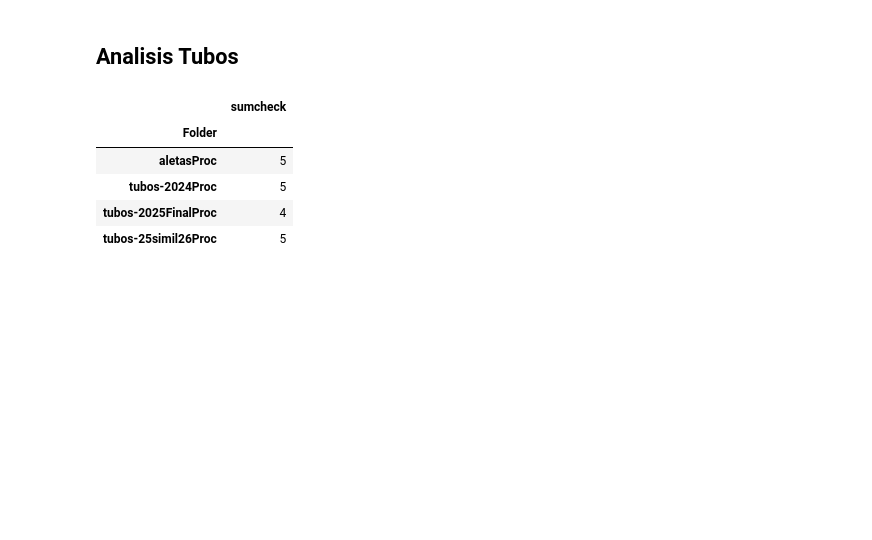
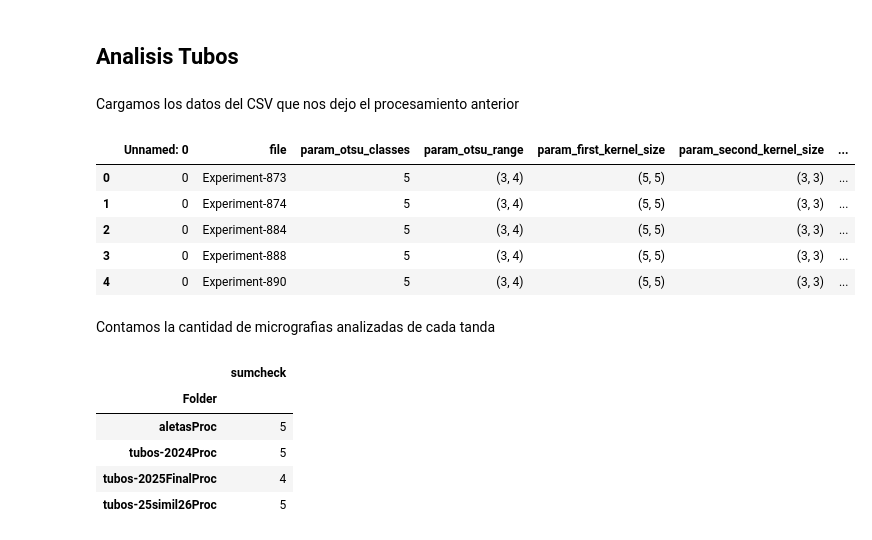
Before and after one commit to lneira19/micrography-imgpro, a Jupyter notebook: ProcesamientoMarzo2026/ProcMarzo2026.ipynb, the cells around one changed output. Cells and saved outputs as stored; diff of their text form; code cells hidden in the pictures; blank space fills up the shorter version.

```diff
--- a/ProcesamientoMarzo2026/ProcMarzo2026.ipynb
+++ b/ProcesamientoMarzo2026/ProcMarzo2026.ipynb
@@ -89,3 +91,5 @@ df = pd.concat(list_csvs, axis=0)
 # df.to_csv('Procesamiento Marzo 2026.csv')
 # %% [markdown]
 ## Analisis Tubos
+# %% [markdown]
+Cargamos los datos del CSV que nos dejo el procesamiento anterior
@@ -92,3 +98,14 @@ df = pd.concat(list_csvs, axis=0)
+# %%
+df.head()
+# %% [output]
+|  | Unnamed: 0 | file | param_otsu_classes | param_otsu_range | param_first_kernel_size | param_second_kernel_size | ... |
+| 0 | 0 | Experiment-873 | 5 | (3, 4) | (5, 5) | (3, 3) | ... |
+| 1 | 0 | Experiment-874 | 5 | (3, 4) | (5, 5) | (3, 3) | ... |
+| 2 | 0 | Experiment-884 | 5 | (3, 4) | (5, 5) | (3, 3) | ... |
+| 3 | 0 | Experiment-888 | 5 | (3, 4) | (5, 5) | (3, 3) | ... |
+| 4 | 0 | Experiment-890 | 5 | (3, 4) | (5, 5) | (3, 3) | ... |
+# %% [markdown]
+Contamos la cantidad de micrografias analizadas de cada tanda
 # %%
 df.groupby('Folder').count()['sumcheck']
 # %% [output]
```
Also changed, not shown: parts of 18 cells of this notebook.
